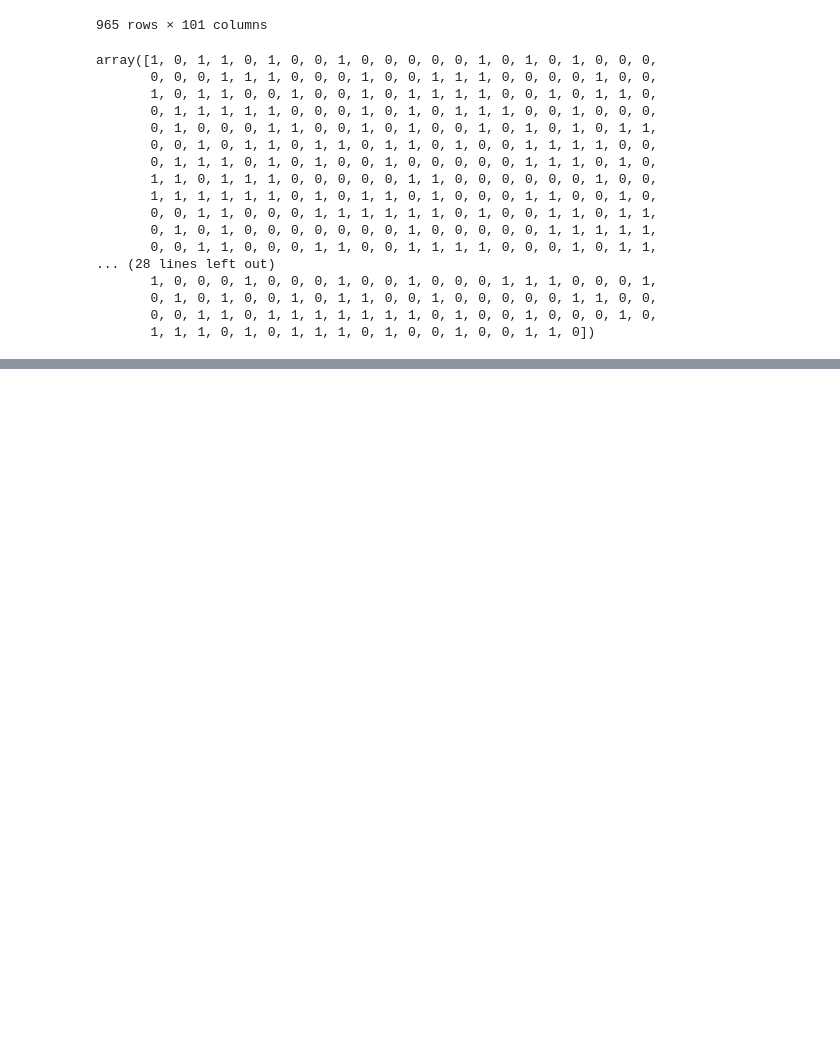
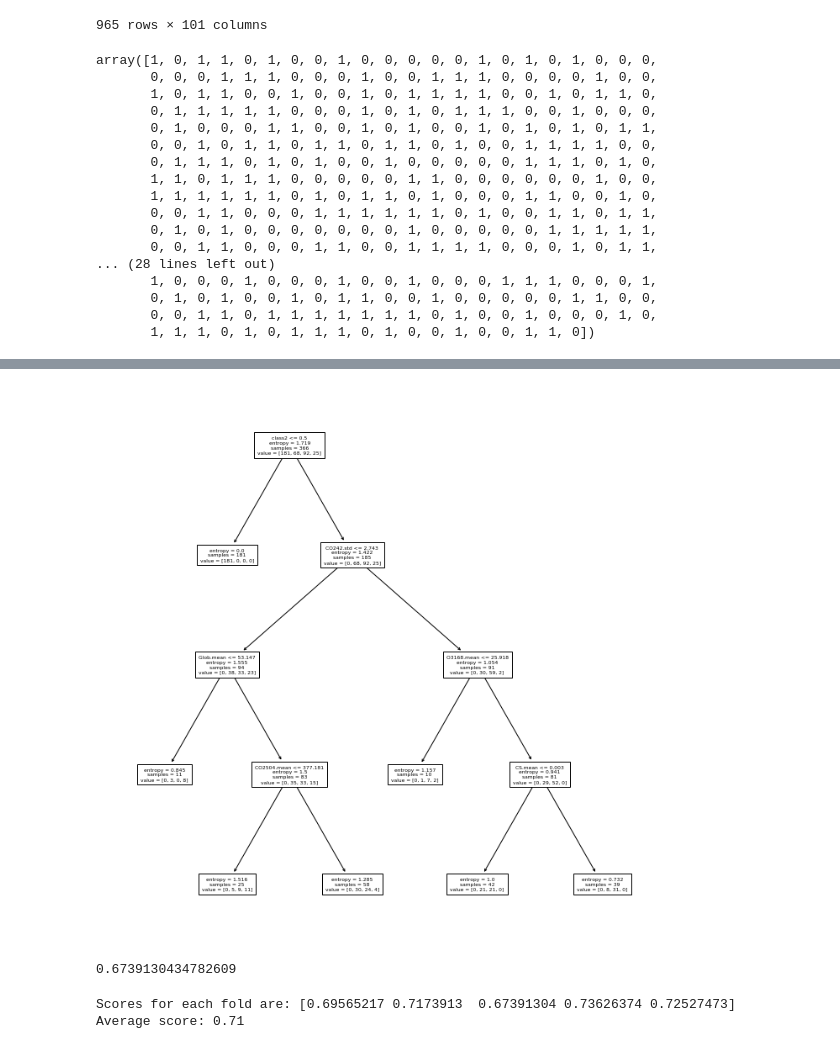
Before and after one commit to nourassaf/machine-learning, a Jupyter notebook: DecisionTree_Kristina.ipynb, the cells around one changed output, grey strips where cells are left out. Cells and saved outputs as stored; diff of their text form; code cells hidden in the pictures; blank space fills up the shorter version.

```diff
--- a/DecisionTree_Kristina.ipynb
+++ b/DecisionTree_Kristina.ipynb
@@ -186,0 +313,10 @@ array([1, 0, 1, 1, 0, 1, 0, 0, 1, 0, 0, 0, 0, 0, 1, 0, 1, 0, 1, 0, 0, 0,
+# %%
+from sklearn.model_selection import RandomizedSearchCV
+clf=DecisionTreeClassifier()
+parametres={'criterion': ['entropy', 'gini'],
+             'max_depth': range(1, 10),
+           'min_samples_split': range(2,10),
+           'min_samples_leaf': range(1,10)}
+search=RandomizedSearchCV(clf, parametres)
+search.fit(X, y_class4)
+best_tree=search.best_estimator_
@@ -186,0 +333,6 @@ array([1, 0, 1, 1, 0, 1, 0, 0, 1, 0, 0, 0, 0, 0, 1, 0, 1, 0, 1, 0, 0, 0,
+# %%
+plt.figure(figsize=(12,12))
+tree.plot_tree(clf, feature_names=X.columns, fontsize=6)
+plt.savefig('tree_high_dpi', dpi=100)
+# %% [output]
+[figure, added]
@@ -186,0 +341,5 @@ array([1, 0, 1, 1, 0, 1, 0, 0, 1, 0, 0, 0, 0, 0, 1, 0, 1, 0, 1, 0, 0, 0,
+# %%
+accuracy = accuracy_score(y_test, y_pred)
+accuracy
+# %% [output]
+0.6739130434782609
@@ -186,0 +348,9 @@ array([1, 0, 1, 1, 0, 1, 0, 0, 1, 0, 0, 0, 0, 0, 1, 0, 1, 0, 1, 0, 0, 0,
+# %%
+from sklearn.model_selection import StratifiedKFold
+kf = StratifiedKFold(n_splits=5, shuffle=True, random_state=42)
+score = cross_val_score(tree.DecisionTreeClassifier(random_state= 42), X, y_class4, cv= kf, scoring="accuracy")
+print(f'Scores for each fold are: {score}')
+print(f'Average score: {"{:.2f}".format(score.mean())}')
+# %% [output]
+Scores for each fold are: [0.69565217 0.7173913  0.67391304 0.73626374 0.72527473]
+Average score: 0.71
```
Also changed, not shown: parts of 22 cells of this notebook.
